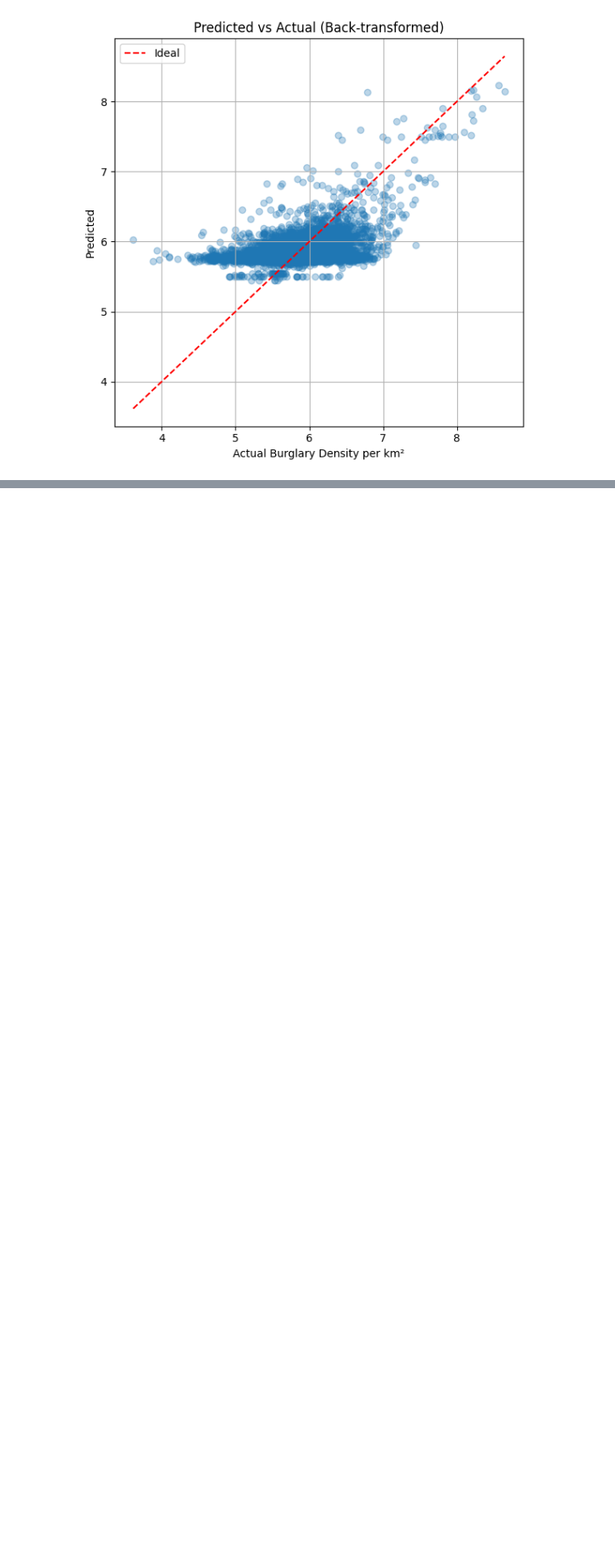
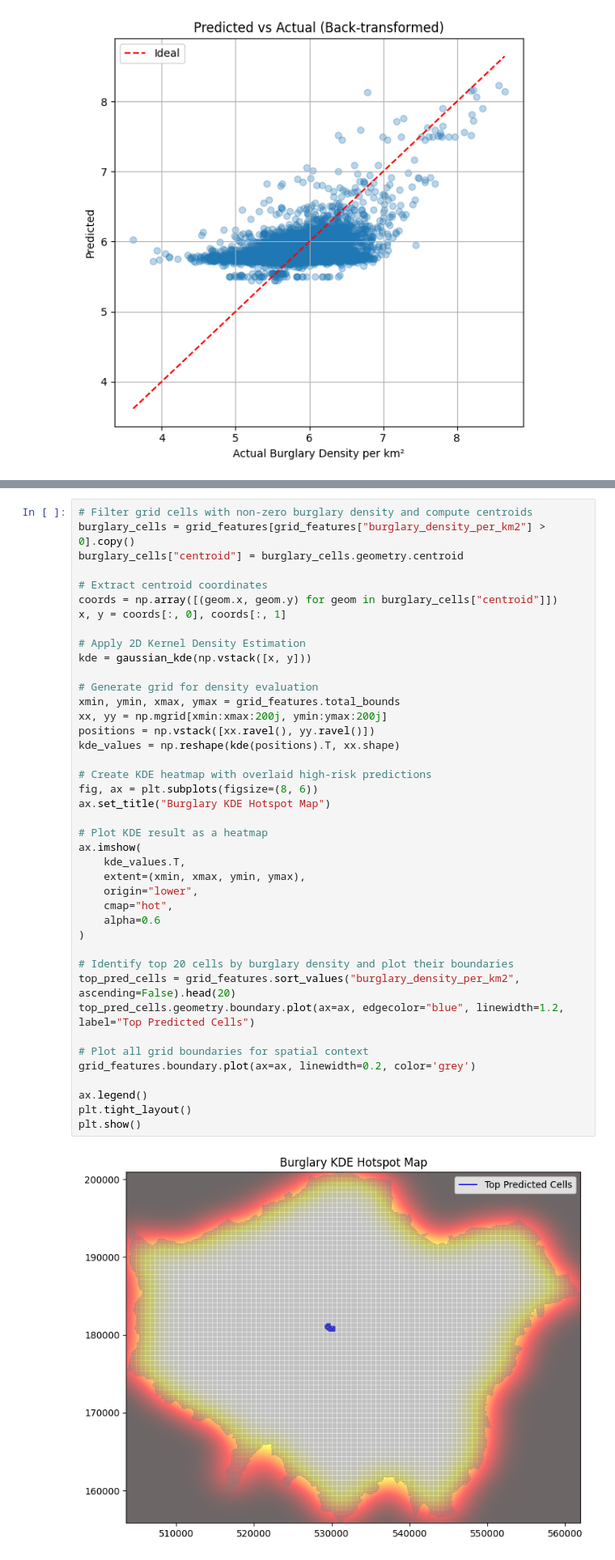
Before and after one commit to ixxiiris/CASA0006_assessment, a Jupyter notebook: Template_submission_CASA0006.ipynb, the cells around one changed output, grey strips where cells are left out. Shown at 81% size. Cells and saved outputs as stored; diff of their text form; blank space fills up the shorter version.

```diff
--- a/Template_submission_CASA0006.ipynb
+++ b/Template_submission_CASA0006.ipynb
@@ -854,0 +801,43 @@ shap.plots.beeswarm(shap_values)
+# %%
+# Filter grid cells with non-zero burglary density and compute centroids
+burglary_cells = grid_features[grid_features["burglary_density_per_km2"] > 0].copy()
+burglary_cells["centroid"] = burglary_cells.geometry.centroid
+
+# Extract centroid coordinates
+coords = np.array([(geom.x, geom.y) for geom in burglary_cells["centroid"]])
+x, y = coords[:, 0], coords[:, 1]
+
+# Apply 2D Kernel Density Estimation
+kde = gaussian_kde(np.vstack([x, y]))
+
+# Generate grid for density evaluation
+xmin, ymin, xmax, ymax = grid_features.total_bounds
+xx, yy = np.mgrid[xmin:xmax:200j, ymin:ymax:200j]
+positions = np.vstack([xx.ravel(), yy.ravel()])
+kde_values = np.reshape(kde(positions).T, xx.shape)
+
+# Create KDE heatmap with overlaid high-risk predictions
+fig, ax = plt.subplots(figsize=(8, 6))
+ax.set_title("Burglary KDE Hotspot Map")
+
+# Plot KDE result as a heatmap
+ax.imshow(
+    kde_values.T,
+    extent=(xmin, xmax, ymin, ymax),
+    origin="lower",
+    cmap="hot",
+    alpha=0.6
+)
+
+# Identify top 20 cells by burglary density and plot their boundaries
+top_pred_cells = grid_features.sort_values("burglary_density_per_km2", ascending=False).head(20)
+top_pred_cells.geometry.boundary.plot(ax=ax, edgecolor="blue", linewidth=1.2, label="Top Predicted Cells")
+
+# Plot all grid boundaries for spatial context
+grid_features.boundary.plot(ax=ax, linewidth=0.2, color='grey')
+
+ax.legend()
+plt.tight_layout()
+plt.show()
+# %% [output]
+[figure, added]
```
Also changed, not shown: parts of 21 cells of this notebook, 1 other file.
